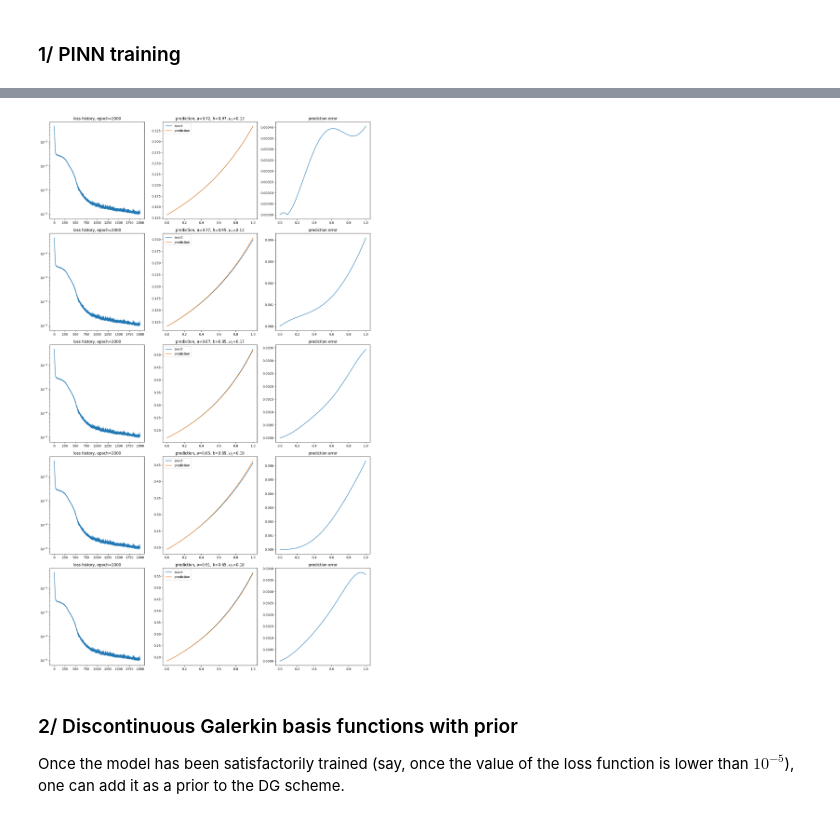
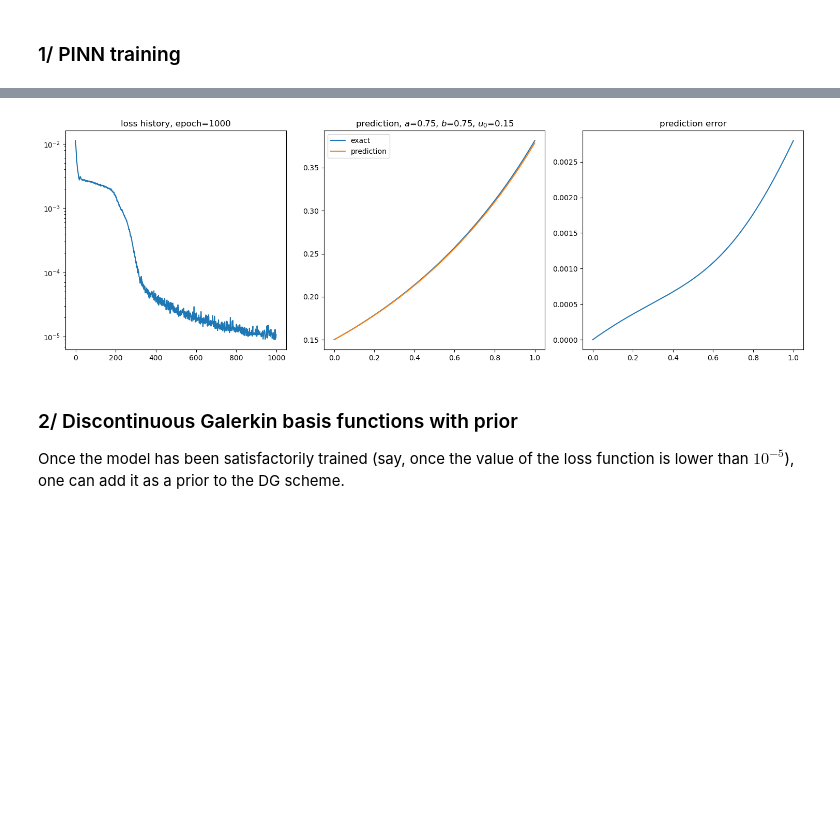
Before and after one commit to Victor-MichelDansac/DG-PINNs, a Jupyter notebook: enriched_DG_bases_transport.ipynb, the cells around one changed output, grey strips where cells are left out. Saved outputs shown, nothing was run; the diff lists cells and outputs as text; code cells hidden in the pictures; blank space fills up the shorter version.

```diff
--- a/enriched_DG_bases_transport.ipynb
+++ b/enriched_DG_bases_transport.ipynb
@@ -66,7 +63,7 @@ if train:
 
     model = Network()
 
-    n_epochs = 500  # number of epochs
+    n_epochs = 1000  # number of epochs
     n_collocation = 10_000  # number of collocation points (for the PDE loss)
     n_data = 0  # number of data points (for the data loss)
     model.train(n_epochs=n_epochs, n_collocation=n_collocation, n_data=n_data)
@@ -78,4 +92,4 @@ else:
-[figure, old version]
+[figure, new version]
 # %% [markdown]
 ### 2/ Discontinuous Galerkin basis functions with prior
 
```
Also changed, not shown: parts of 4 cells of this notebook, 2 other files.
